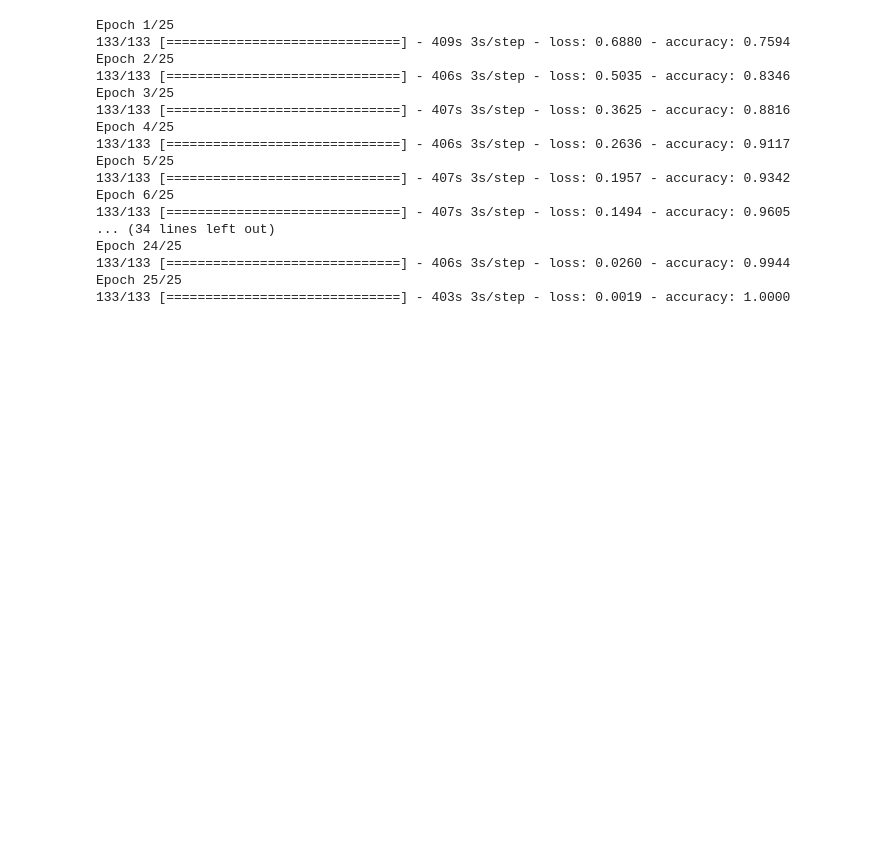
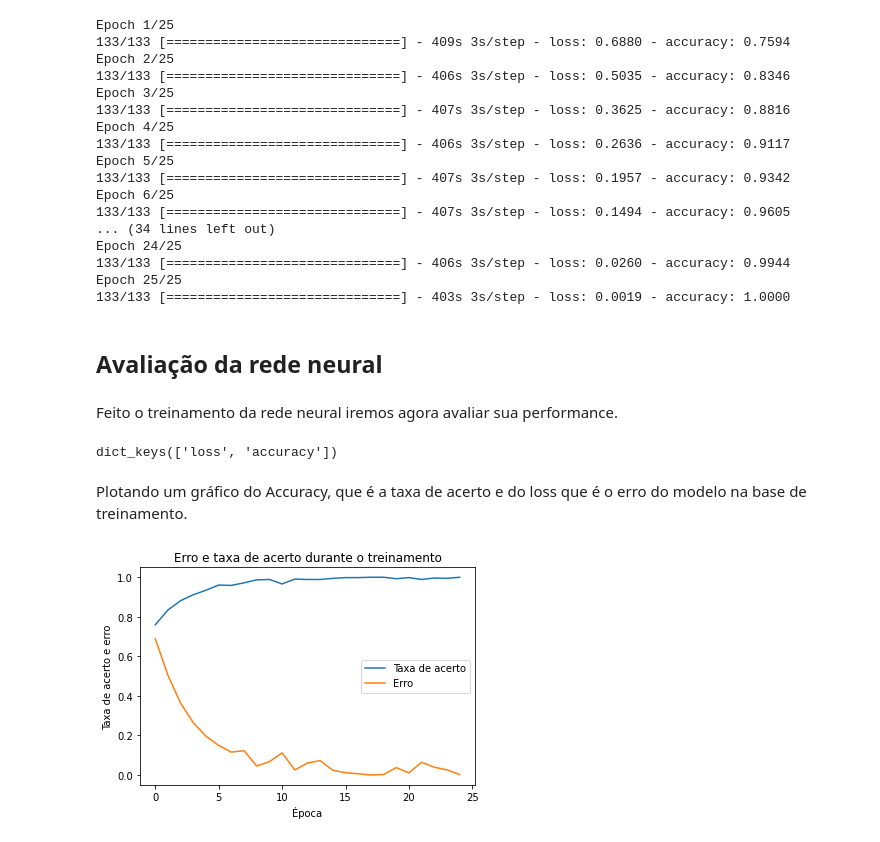
Before and after one commit to Mario-RJunior/diagnostico-medico-raio-x, a Jupyter notebook: departamento_medico.ipynb, the cells around one changed output. Cells and saved outputs as stored; diff of their text form; code cells hidden in the pictures; blank space fills up the shorter version.

Commit message:
Avaliação do modelo na base de treino

```diff
--- a/departamento_medico.ipynb
+++ b/departamento_medico.ipynb
@@ -215,3 +215,23 @@ Epoch 24/25
 133/133 [==============================] - 406s 3s/step - loss: 0.0260 - accuracy: 0.9944
 Epoch 25/25
 133/133 [==============================] - 403s 3s/step - loss: 0.0019 - accuracy: 1.0000
+# %% [markdown]
+## Avaliação da rede neural
+# %% [markdown]
+Feito o treinamento da rede neural iremos agora avaliar sua performance.
+# %%
+history.history.keys()
+# %% [output]
+dict_keys(['loss', 'accuracy'])
+# %% [markdown]
+Plotando um gráfico do Accuracy, que é a taxa de acerto e do loss que é o erro do modelo na base de treinamento.
+# %%
+# Plotando o accuracy e o loss
+plt.plot(history.history['accuracy'])
+plt.plot(history.history['loss'])
+plt.title('Erro e taxa de acerto durante o treinamento')
+plt.xlabel('Época')
+plt.ylabel('Taxa de acerto e erro')
+plt.legend(['Taxa de acerto', 'Erro']);
+# %% [output]
+[figure, added]
```
